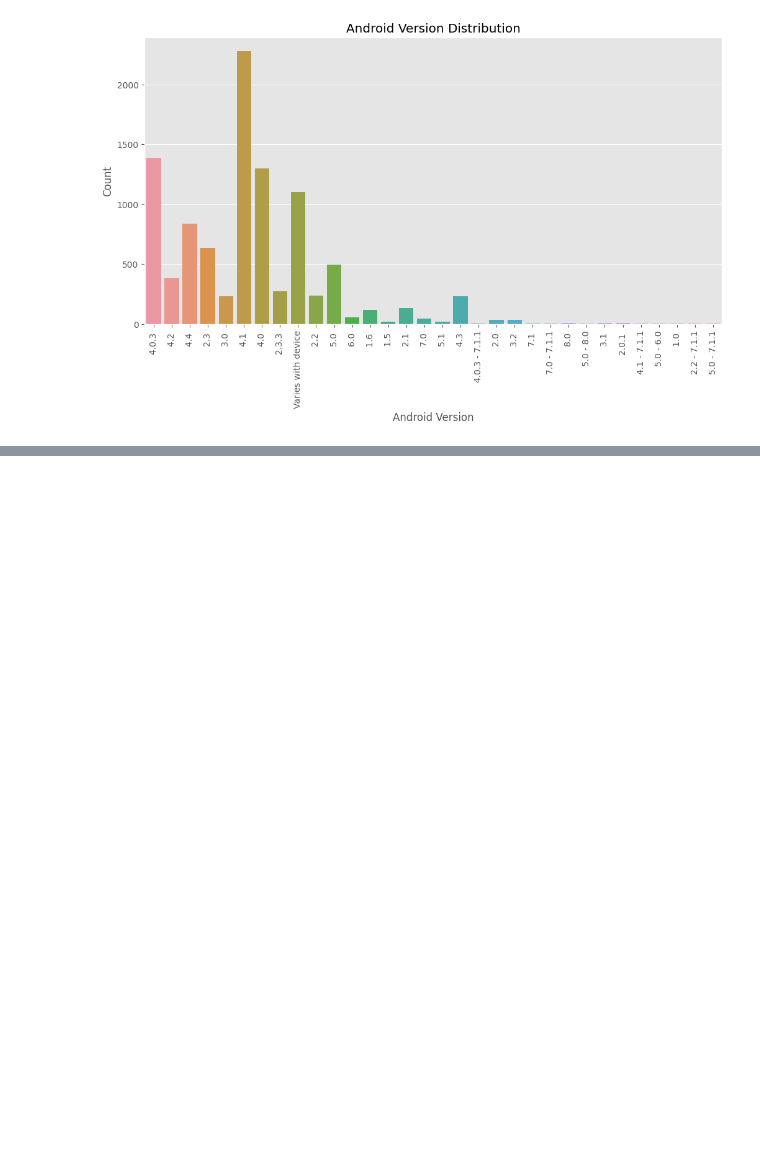
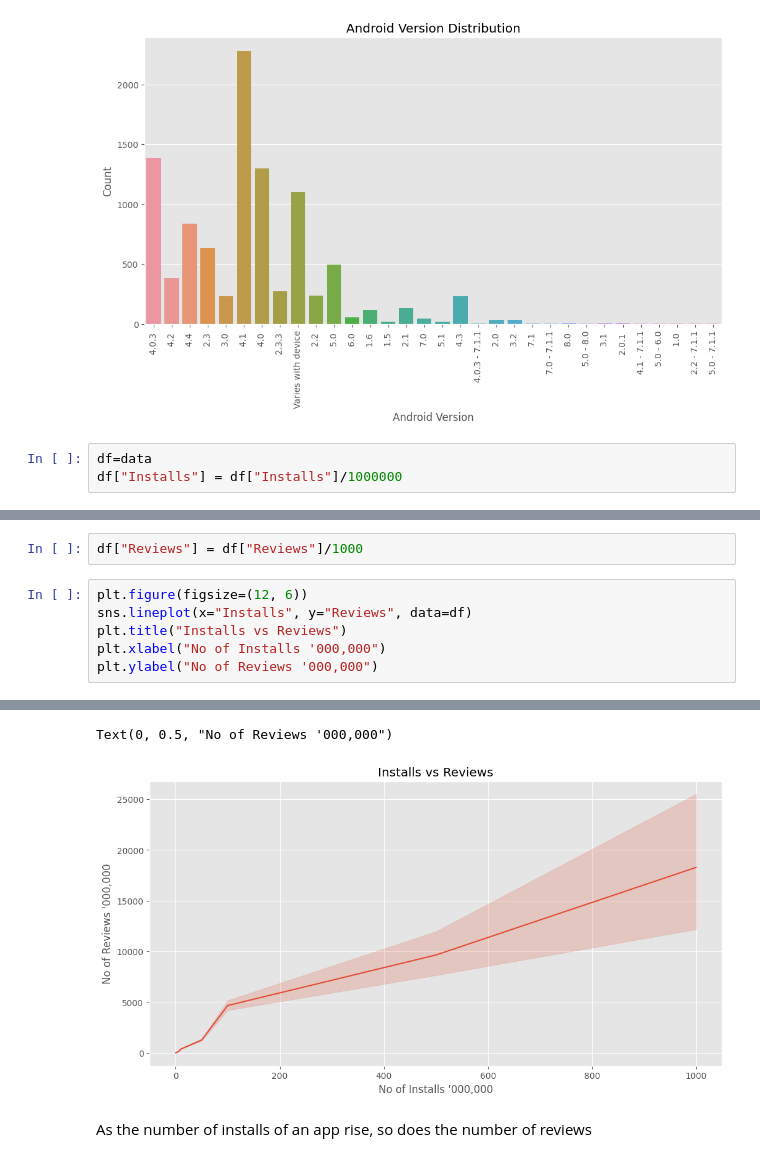
Before and after one commit to mulingwa/Playstore_Data_Analysis, a Jupyter notebook: playstore-analysis.ipynb, the cells around one changed output, grey strips where cells are left out. Cells and saved outputs as stored; diff of their text form; blank space fills up the shorter version.

```diff
--- a/playstore-analysis.ipynb
+++ b/playstore-analysis.ipynb
@@ -427,3 +427,6 @@ plt.show()
 [interactive output not drawn]
 [interactive output not drawn]
 [figure]
+# %%
+df=data
+df["Installs"] = df["Installs"]/1000000
@@ -429,0 +447,9 @@ plt.show()
+# %%
+df["Reviews"] = df["Reviews"]/1000
+# %%
+plt.figure(figsize=(12, 6))
+sns.lineplot(x="Installs", y="Reviews", data=df)
+plt.title("Installs vs Reviews")
+plt.xlabel("No of Installs '000,000")
+plt.ylabel("No of Reviews '000,000")
+# %% [output]
@@ -429,0 +461,4 @@ plt.show()
+Text(0, 0.5, "No of Reviews '000,000")
+[figure, added]
+# %% [markdown]
+As the number of installs of an app rise, so does the number of reviews
```
Also changed, not shown: parts of 3 cells of this notebook.
